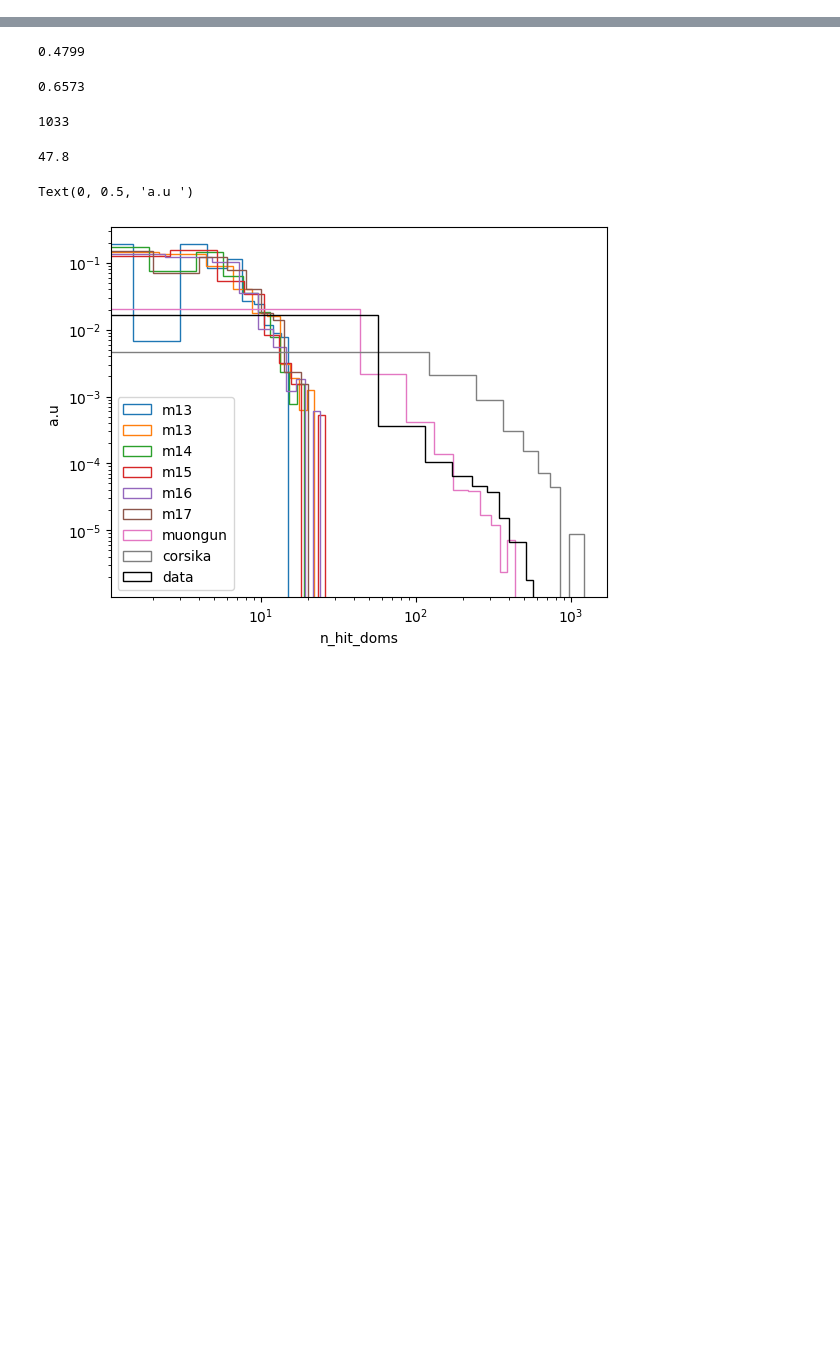
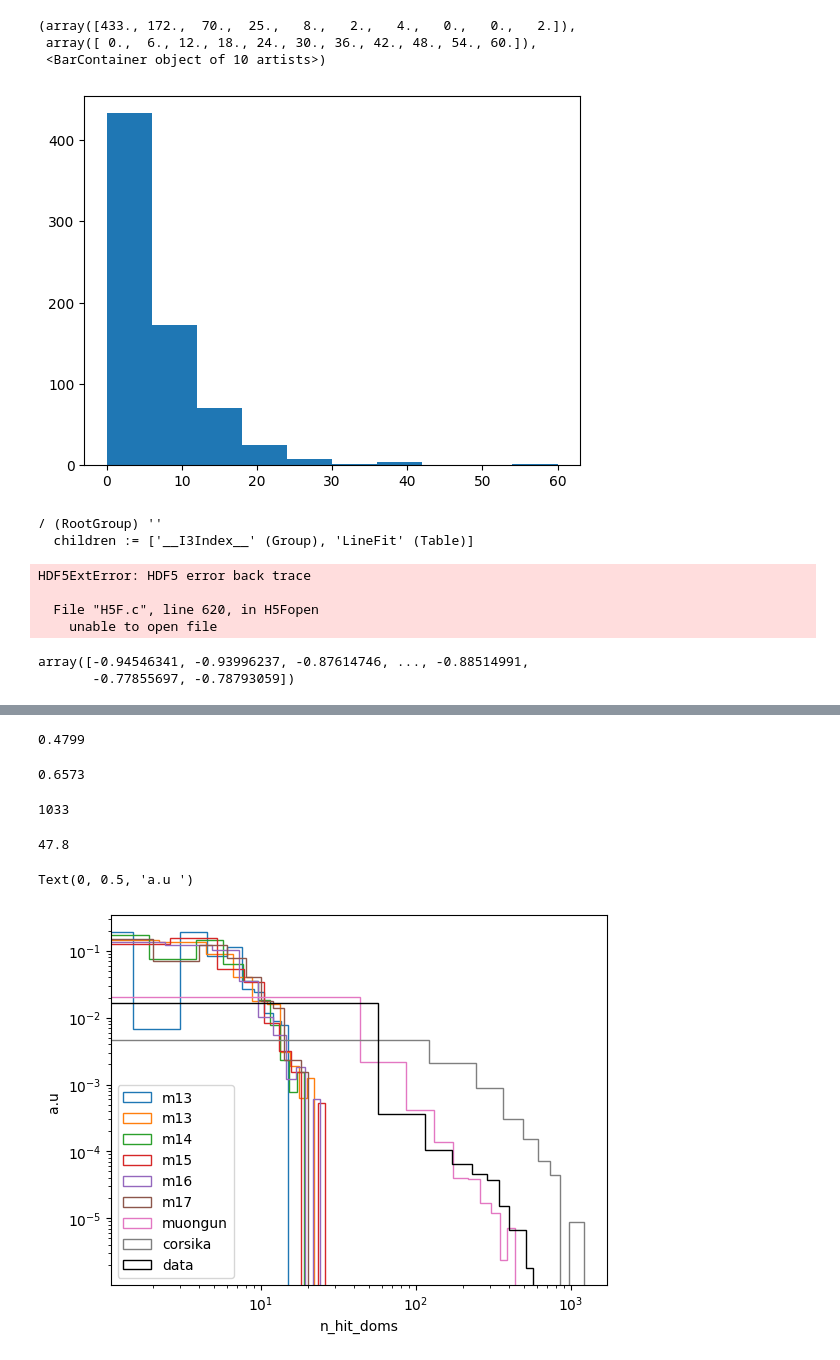
Before and after one commit to hhamdaou/nuclearite_analysis, a Jupyter notebook: plots/plots_Level2.ipynb, the cells around one changed output, grey strips where cells are left out. Cells and saved outputs as stored; diff of their text form; code cells hidden in the pictures; blank space fills up the shorter version.

```diff
--- a/plots/plots_Level2.ipynb
+++ b/plots/plots_Level2.ipynb
@@ -4,3 +4,5 @@ import matplotlib.pyplot as plt
 import pandas as pd
 import numpy as np
 import h5py
+# %%
+corsika1=tables.open_file('/mnt/ceph1-npx/user/hhamdaoui/MC_nuclearites/ANA1_L0_trigg/new_dir_R1100_d1000_1e+14_nevent_10000_nuclearite_IC86__beta_0001_0001__trigger_level__baseline__proc_0000.hd5')
@@ -6,0 +22,7 @@ import h5py
+# %%
+plt.hist(corsika1.root.BDT_NChannel.col('value'))
+# %% [output]
+(array([433., 172.,  70.,  25.,   8.,   2.,   4.,   0.,   0.,   2.]),
+ array([ 0.,  6., 12., 18., 24., 30., 36., 42., 48., 54., 60.]),
+ <BarContainer object of 10 artists>)
+[figure, added]
@@ -6,0 +33,17 @@ import h5py
+# %%
+corsika1.root
+# %% [output]
+/ (RootGroup) ''
+  children := ['__I3Index__' (Group), 'LineFit' (Table)]
+# %%
+data=tables.open_file('/mnt/ceph1-npx/user/hhamdaoui/MC_nuclearites/ANA1_L0_trigg/exprm__IC86_08__runs_00132850_00132920.hd5')
+# %% [output]
+HDF5ExtError: HDF5 error back trace
+
+  File "H5F.c", line 620, in H5Fopen
+    unable to open file
+# %%
+data.root.SLOPTuples_CosAlpha_Launches.col('item')
+# %% [output]
+array([-0.94546341, -0.93996237, -0.87614746, ..., -0.88514991,
+       -0.77855697, -0.78793059])
```
Also changed, not shown: parts of 29 cells of this notebook, 36 other files.
